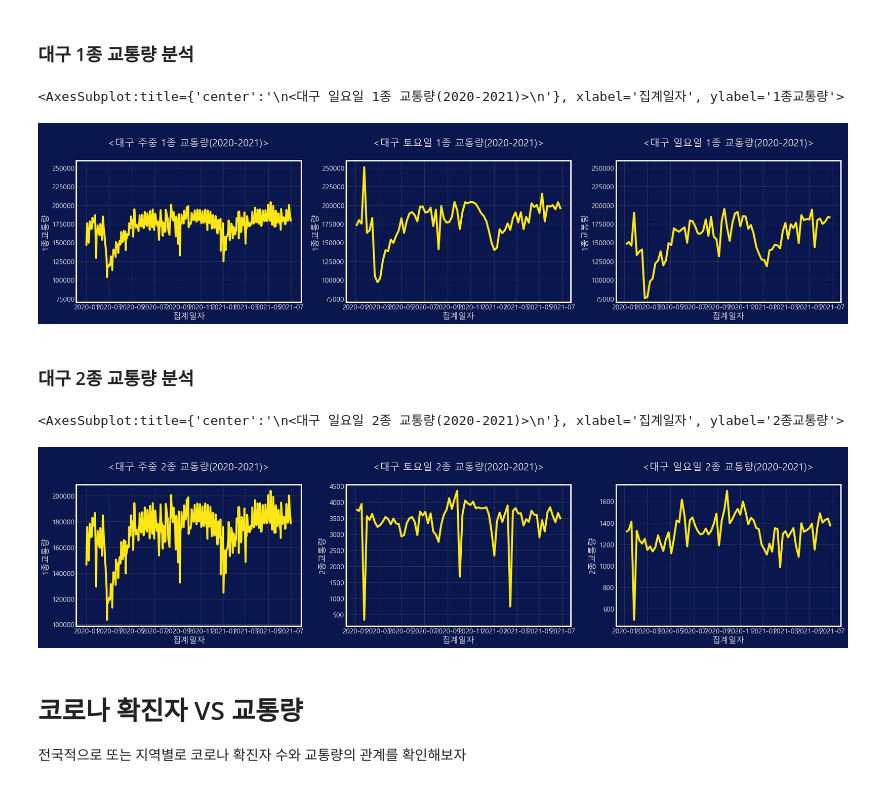
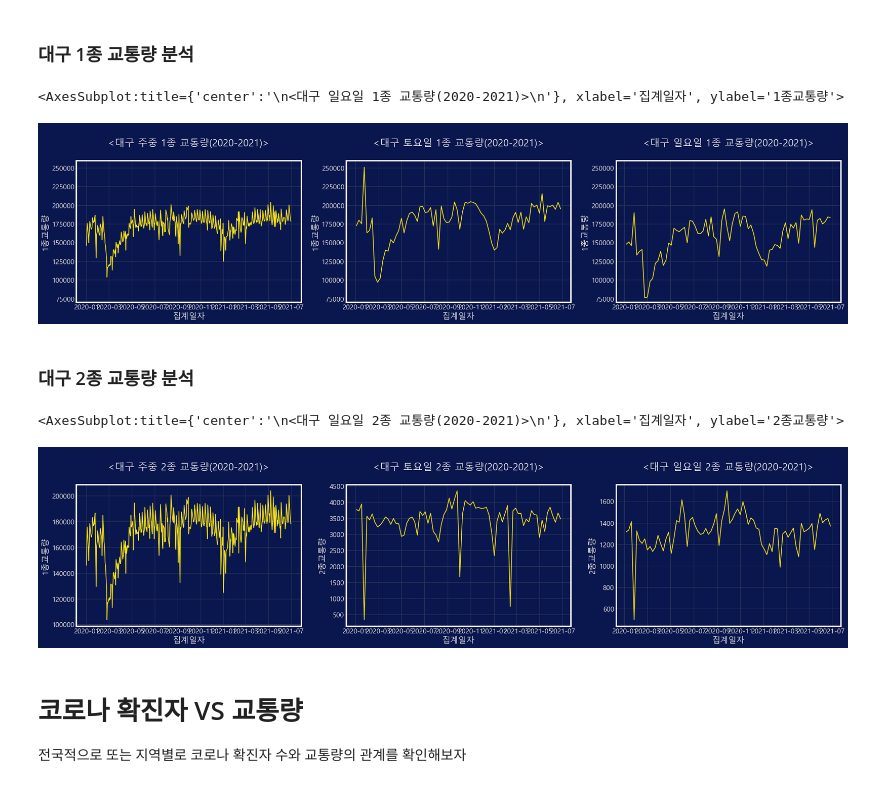
Before and after one commit to WooShangHyeon/damentor_3, a Jupyter notebook: FINAL_SAMHYUNTECH-시각화2.ipynb, the cells around one changed output. Saved outputs shown, nothing was run; the diff lists cells and outputs as text; code cells hidden in the pictures.

```diff
--- a/FINAL_SAMHYUNTECH-시각화2.ipynb
+++ b/FINAL_SAMHYUNTECH-시각화2.ipynb
@@ -7,6 +7,7 @@ warnings.filterwarnings(action='ignore')
 # %%
 import pandas as pd
 import seaborn as sns
+import matplotlib
 import matplotlib.pyplot as plt
 import os
 import glob
@@ -15,6 +16,8 @@ import calmap
 import calplot
 from vega_datasets import data as vds
 from datetime import datetime
+
+matplotlib.rcParams['axes.unicode_minus'] = False
 # %%
 ColorGrid='#2A3459'
 ColorLine1='#FEE715'
@@ -564,38 +567,38 @@ sns.lineplot(data=daegu_traffic_data[((daegu_traffic_data.요일=='월요일')
                                     |(daegu_traffic_data.요일=='수요일')
                                     |(daegu_traffic_data.요일=='목요일')
                                     |(daegu_traffic_data.요일=='금요일'))
-                                    &((daegu_traffic_data.년도==2020)|(daegu_traffic_data.년도==2021))], x='집계일자', y='1종교통량', ax=axes[0],color=ColorLine1)
-sns.lineplot(data=daegu_traffic_data[(daegu_traffic_data.요일=='토요일')&((daegu_traffic_data.년도==2020)|(daegu_traffic_data.년도==2021))], x='집계일자', y='1종교통량', ax=axes[1],color=ColorLine1)
-sns.lineplot(data=daegu_traffic_data[(daegu_traffic_data.요일=='일요일')&((daegu_traffic_data.년도==2020)|(daegu_traffic_data.년도==2021))], x='집계일자', y='1종교통량', ax=axes[2],color=ColorLine1)
+                                    &((daegu_traffic_data.년도==2020)|(daegu_traffic_data.년도==2021))], x='집계일자', y='1종교통량', ax=axes[0],color=ColorLine1, linewidth='1.5')
+sns.lineplot(data=daegu_traffic_data[(daegu_traffic_data.요일=='토요일')&((daegu_traffic_data.년도==2020)|(daegu_traffic_data.년도==2021))], x='집계일자', y='1종교통량', ax=axes[1],color=ColorLine1, linewidth='1.5')
+sns.lineplot(data=daegu_traffic_data[(daegu_traffic_data.요일=='일요일')&((daegu_traffic_data.년도==2020)|(daegu_traffic_data.년도==2021))], x='집계일자', y='1종교통량', ax=axes[2],color=ColorLine1, linewidth='1.5')
 # %% [output]
 <AxesSubplot:title={'center':'\n<대구 일요일 1종 교통량(2020-2021)>\n'}, xlabel='집계일자', ylabel='1종교통량'>
-[figure, old version]
+[figure, new version]
 # %% [markdown]
 ### 대구 2종 교통량 분석
 # %%
 # 1종 교통량(중형차) 주중/ 주말 차종 평균 그래프 시각화
 
 fig, axes=plt.subplots(ncols=3)
 fig.set_size_inches(25,5)
 
 axes[0].set(title='\n<대구 주중 2종 교통량(2020-2021)>\n')
 axes[1].set(title='\n<대구 토요일 2종 교통량(2020-2021)>\n')
 axes[2].set(title='\n<대구 일요일 2종 교통량(2020-2021)>\n')
 
 for i in range(3):
     axes[i].get_yaxis().get_major_formatter().set_scientific(False)
     axes[i].grid(color=ColorGrid)
 sns.lineplot(data=daegu_traffic_data[((daegu_traffic_data.요일=='월요일')
                                     |(daegu_traffic_data.요일=='화요일')
                                     |(daegu_traffic_data.요일=='수요일')
                                     |(daegu_traffic_data.요일=='목요일')
                                     |(daegu_traffic_data.요일=='금요일'))
-                                    &((daegu_traffic_data.년도==2020)|(daegu_traffic_data.년도==2021))], x='집계일자', y='1종교통량', ax=axes[0],color=ColorLine1)
-sns.lineplot(data=daegu_traffic_data[(daegu_traffic_data.요일=='토요일')&((daegu_traffic_data.년도==2020)|(daegu_traffic_data.년도==2021))], x='집계일자', y='2종교통량', ax=axes[1],color=ColorLine1)
-sns.lineplot(data=daegu_traffic_data[(daegu_traffic_data.요일=='일요일')&((daegu_traffic_data.년도==2020)|(daegu_traffic_data.년도==2021))], x='집계일자', y='2종교통량', ax=axes[2],color=ColorLine1)
+                                    &((daegu_traffic_data.년도==2020)|(daegu_traffic_data.년도==2021))], x='집계일자', y='1종교통량', ax=axes[0],color=ColorLine1, linewidth='1.5')
+sns.lineplot(data=daegu_traffic_data[(daegu_traffic_data.요일=='토요일')&((daegu_traffic_data.년도==2020)|(daegu_traffic_data.년도==2021))], x='집계일자', y='2종교통량', ax=axes[1],color=ColorLine1, linewidth='1.5')
+sns.lineplot(data=daegu_traffic_data[(daegu_traffic_data.요일=='일요일')&((daegu_traffic_data.년도==2020)|(daegu_traffic_data.년도==2021))], x='집계일자', y='2종교통량', ax=axes[2],color=ColorLine1, linewidth='1.5')
 # %% [output]
 <AxesSubplot:title={'center':'\n<대구 일요일 2종 교통량(2020-2021)>\n'}, xlabel='집계일자', ylabel='2종교통량'>
-[figure, old version]
+[figure, new version]
 # %% [markdown]
 # 코로나 확진자 VS 교통량
 
```
Also changed, not shown: parts of 8 cells of this notebook.
